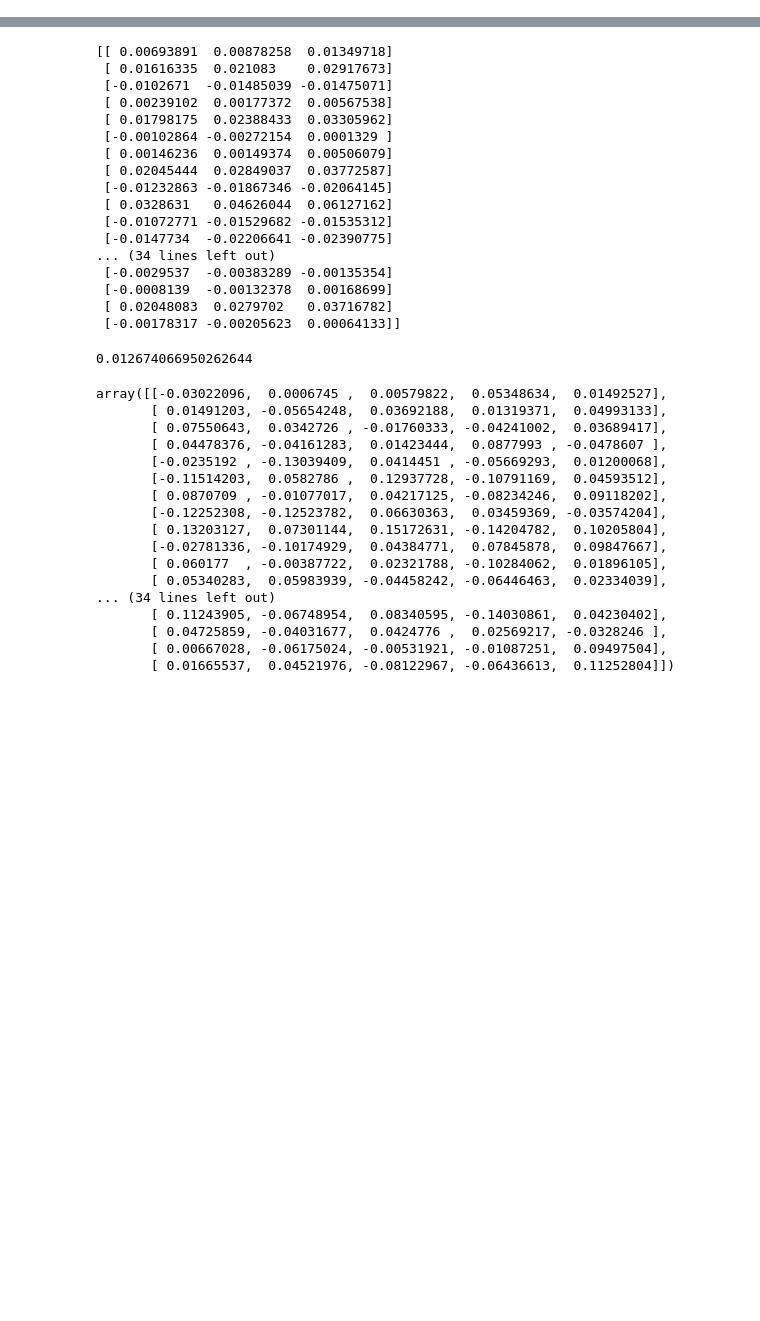
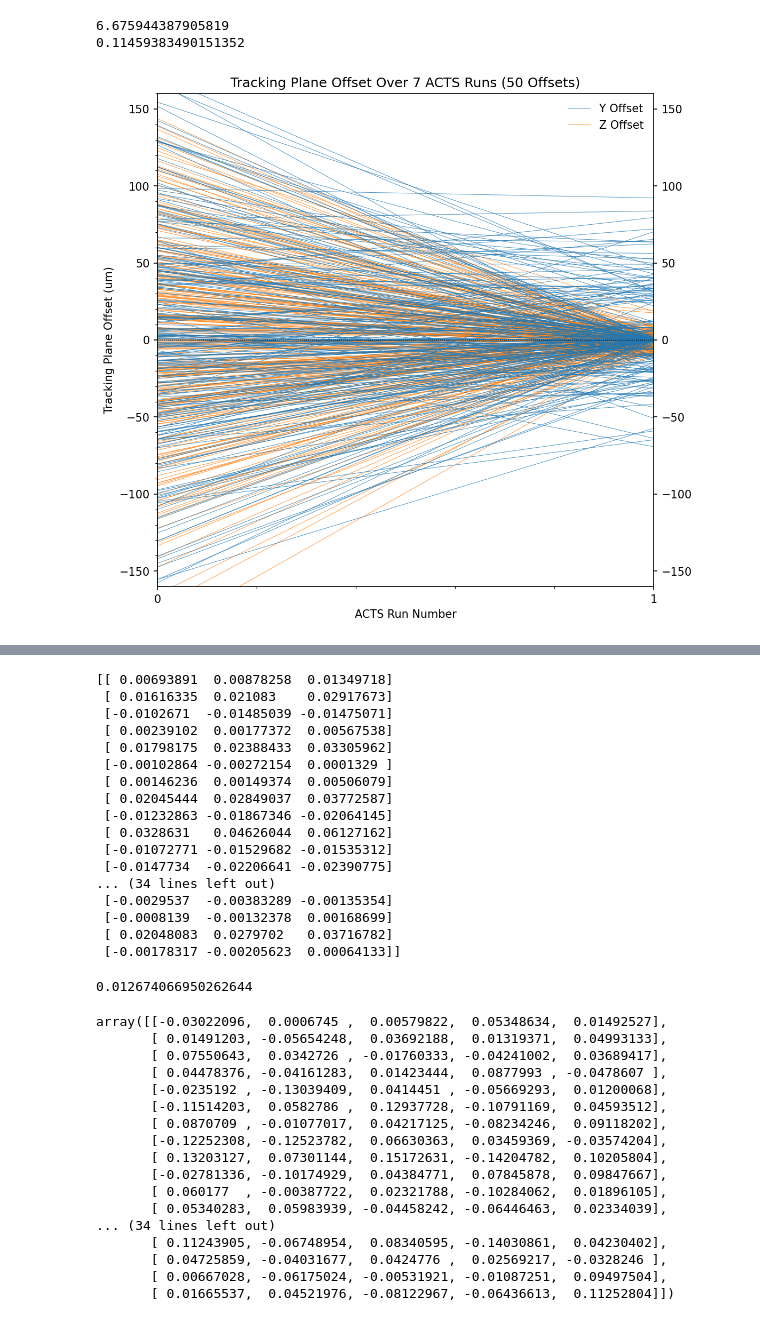
Before and after one commit to ldk111/FASER-2-MPhys-Project, a Jupyter notebook: Analysis/testing.ipynb, the cells around one changed output, grey strips where cells are left out. Cells and saved outputs as stored; diff of their text form; code cells hidden in the pictures; blank space fills up the shorter version.

```diff
--- a/Analysis/testing.ipynb
+++ b/Analysis/testing.ipynb
@@ -7,10 +7,9 @@ import simulation as sim
 import reconstruction as reco
 import offset_analysis as a
 # %%
-n_offsets = 50
+n_offsets = 15
 n_inputs = 13
-#input_dir = "C:/Users/luke/OneDrive/Documents/MPhys Project/Output Files/050224_50_200k@200k_yz_6/"
-input_dir = "E:/MPhys Large Files/080224_50_200k@200k_yz_13_1/"
+input_dir = "E:/MPhys Project Files/YZ 1.5TeV/output/0/"
 
 offsets_x = np.loadtxt(input_dir + "offsets_x.csv", delimiter = ",")[:,1:7]
 offsets_y = np.loadtxt(input_dir + "offsets_y.csv", delimiter = ",")[:,1:7]
@@ -26,9 +23,9 @@ OSError: [Errno 22] Invalid argument
 # %%
-i = 1
+i = 0
 parameters_i, sum_of_residuals_squared_i, sum_of_no_squared_i, df_i, df_offsets_i = eval.Analyse_Run(input_dir, i, n_inputs,
                                                                         offsets_x = offsets_x[i], offsets_y = offsets_y[i], offsets_z = offsets_z[i],
                                                                         rotations_x = rotations_x[i], rotations_y = rotations_y[i], rotations_z = rotations_z[i],
-                                                                        initial_guess = np.array([0.0,0.0,0.0,0.1,0.1,-0.1]),
+                                                                        initial_guess = np.random.uniform(-0.05,0.05,6),
                                                                         bounds = [(0, 0),(0, 0),(0, 0),(0, 0),(-1, 1),(-1, 1)],
-                                                                        reprop = False)
+                                                                        reprop = False, full_data=True)
 # %% [output]
@@ -53,9 +66,9 @@ Sum of squares of residuals (no transform): 8507.259921163457
 parameters, sum_of_residuals_squared, sum_of_no_squared, df, df_offsets = eval.Analyse_Multiple_Runs(input_dir, n_offsets, n_inputs,
                                                                               offsets_x = offsets_x, offsets_y = offsets_y, offsets_z = offsets_z,
                                                                               rotations_x = rotations_x, rotations_y = rotations_y, rotations_z = rotations_z,
-                                                                              initial_guess = np.array([0.0,0.0,0.0,0.0,0.1,-0.1]),
+                                                                              initial_guess = np.random.uniform(-0.05,0.05,6),
                                                                               bounds = [(0, 0),(0, 0),(0, 0),(0, 0),(-1, 1),(-1, 1)],
-                                                                              reprop=False)
+                                                                              reprop=False, full_data=True)
 # %% [output]
 ANALYSING DATAFRAME: 0
 
@@ -77,6 +119,13 @@ Sum of squares of residuals (no transform): 8855.447374900355
+# %%
+print(np.sum(np.abs(new_offsets_y)))
+print(np.std(new_offsets_y))
+# %% [output]
+6.675944387905819
+0.11459383490151352
 # %%
 new_offsets_y = np.append(np.zeros((n_offsets,1)),truth_parameters[:,:,4]-parameters[:,:,4], axis = 1)
 new_offsets_z = np.append(np.zeros((n_offsets,1)),truth_parameters[:,:,5]-parameters[:,:,5], axis = 1)
+new_offsets_z = np.append(np.zeros((n_offsets,1)),truth_parameters[:,:,5]-parameters[:,:,5], axis = 1)
 # %%
 pred_offsets_y = np.append(np.zeros((n_offsets,1)),parameters[:,:,4], axis = 1)
 pred_offsets_z = np.append(np.zeros((n_offsets,1)),parameters[:,:,5], axis = 1)
@@ -89,0 +137,37 @@ plt.plot(x = np.arange(0,5))
+# %%
+n_runs = 2
+
+plt.figure(figsize = (8,8), dpi = 150)
+
+x = np.zeros((n_runs, n_offsets*5))
+for i in range(n_runs):
+    x[i] += i
+
+y = [offsets_y[:,0:5].flatten()*1000, new_offsets_y[:,1:6].flatten()*1000]
+z = [offsets_z[:,0:5].flatten()*1000, new_offsets_z[:,1:6].flatten()*1000]
+
+plt.xticks(np.arange(0,n_runs))
+plt.yticks([-150, -100, -50, 0, 50, 100, 150])
+plt.minorticks_on()
+plt.ylim(-160, 160)
+plt.xlim(0, n_runs-1)
+
+
+plt.xlabel("ACTS Run Number")
+plt.ylabel("Tracking Plane Offset (um)")
+plt.title("Tracking Plane Offset Over 7 ACTS Runs (50 Offsets)")
+plt.tick_params(right = True, labelright = True)
+
+plt.plot(x[0], y[0], lw = 0.5, alpha = 0.75, color="tab:blue", label = "Y Offset")
+plt.plot(x[0], z[0], lw = 0.5, alpha = 0.75, color="tab:orange", label = "Z Offset")
+
+plt.legend(labels = ["Y Offset", "Z Offset"], frameon=False)
+
+plt.plot(x, z, lw = 0.5, alpha = 0.75, color="tab:orange")
+plt.plot(x, y, lw = 0.5, alpha = 0.75, color="tab:blue")
+
+plt.hlines(y = 0, xmin = 0, xmax = n_runs-1, linestyles = "dotted", colors = "black", lw = 0.7)
+
+plt.show()
+# %% [output]
+[figure, added]
```
Also changed, not shown: parts of 54 cells of this notebook, 28 other files.
